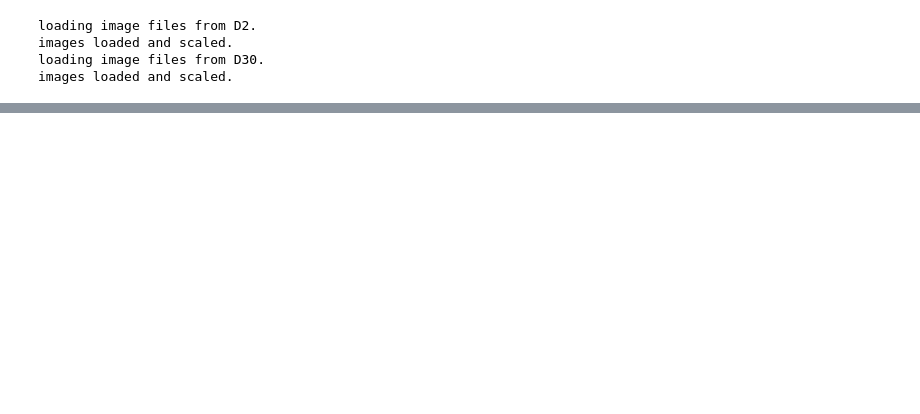
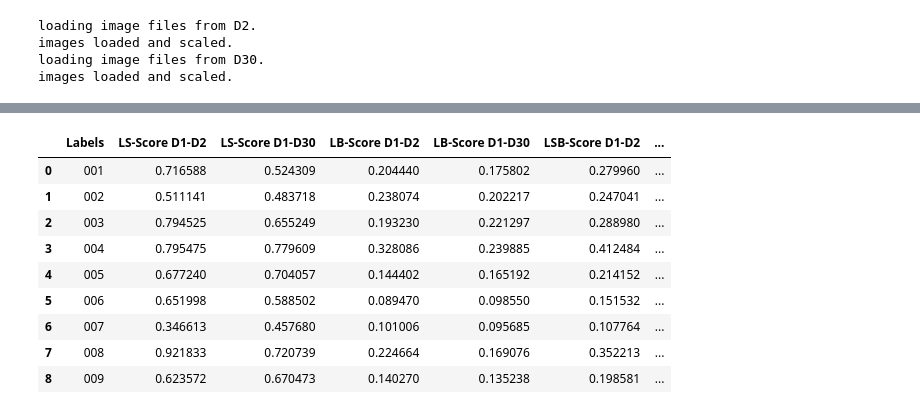
Before and after one commit to dslrsiddesh/biometrics-project, a Jupyter notebook: pre_processing.ipynb, the cells around one changed output, grey strips where cells are left out. Drawn from its saved outputs; the diff is of its cells as text; code cells hidden in the pictures; blank space fills up the shorter version.

```diff
--- a/pre_processing.ipynb
+++ b/pre_processing.ipynb
@@ -283,0 +317,6 @@ d30_sift_descritors, d30_brisk_descritors = descriptors_for_all_images(d30_image
+# %%
+scores_dict = {
+                'Labels': [], 'LS-Score D1-D2': [], 'LS-Score D1-D30': [],
+                'LB-Score D1-D2': [], 'LB-Score D1-D30': [], 'LSB-Score D1-D2': [],
+                'LSB-Score D1-D30': []
+              }
@@ -283,0 +360,14 @@ d30_sift_descritors, d30_brisk_descritors = descriptors_for_all_images(d30_image
+# %%
+final_scores_df = pd.DataFrame(scores_dict)
+final_scores_df
+# %% [output]
+|  | Labels | LS-Score D1-D2 | LS-Score D1-D30 | LB-Score D1-D2 | LB-Score D1-D30 | LSB-Score D1-D2 | ... |
+| 0 | 001 | 0.716588 | 0.524309 | 0.204440 | 0.175802 | 0.279960 | ... |
+| 1 | 002 | 0.511141 | 0.483718 | 0.238074 | 0.202217 | 0.247041 | ... |
+| 2 | 003 | 0.794525 | 0.655249 | 0.193230 | 0.221297 | 0.288980 | ... |
+| 3 | 004 | 0.795475 | 0.779609 | 0.328086 | 0.239885 | 0.412484 | ... |
+| 4 | 005 | 0.677240 | 0.704057 | 0.144402 | 0.165192 | 0.214152 | ... |
+| 5 | 006 | 0.651998 | 0.588502 | 0.089470 | 0.098550 | 0.151532 | ... |
+| 6 | 007 | 0.346613 | 0.457680 | 0.101006 | 0.095685 | 0.107764 | ... |
+| 7 | 008 | 0.921833 | 0.720739 | 0.224664 | 0.169076 | 0.352213 | ... |
+| 8 | 009 | 0.623572 | 0.670473 | 0.140270 | 0.135238 | 0.198581 | ... |
```
Also changed, not shown: parts of 26 cells of this notebook.
